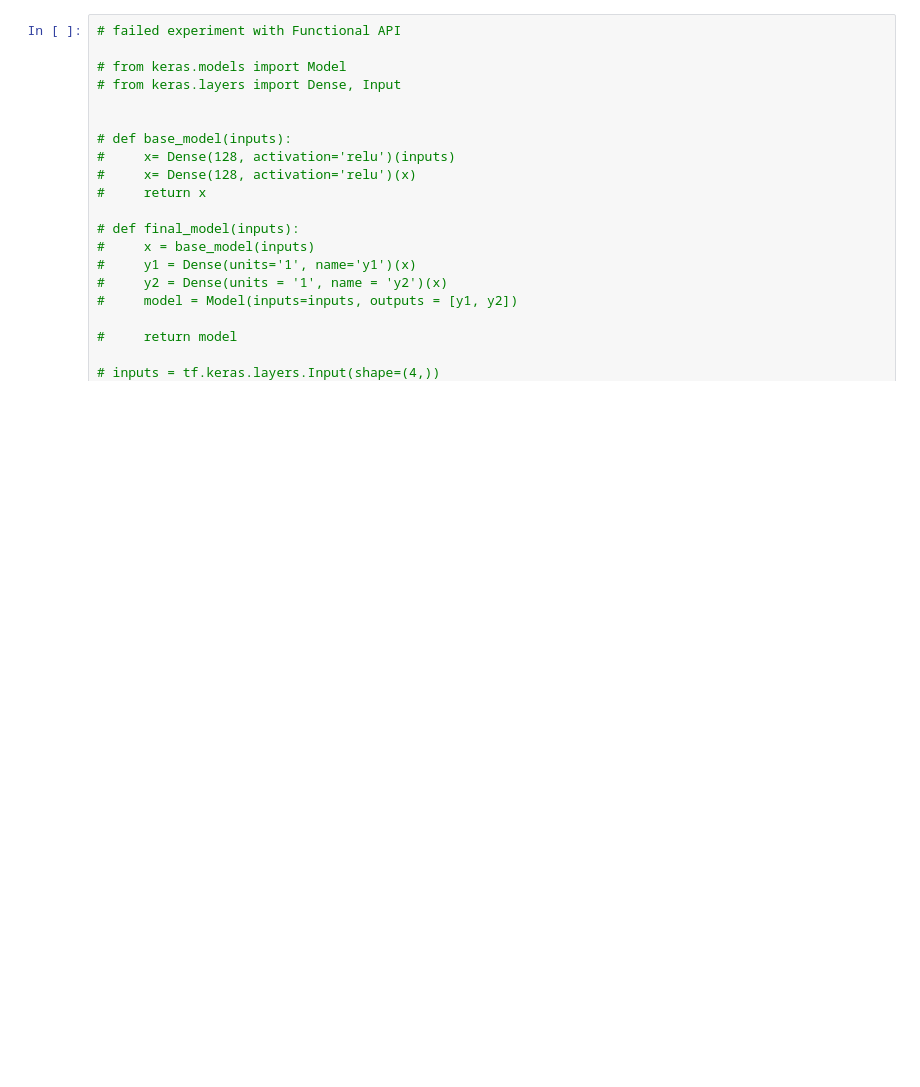
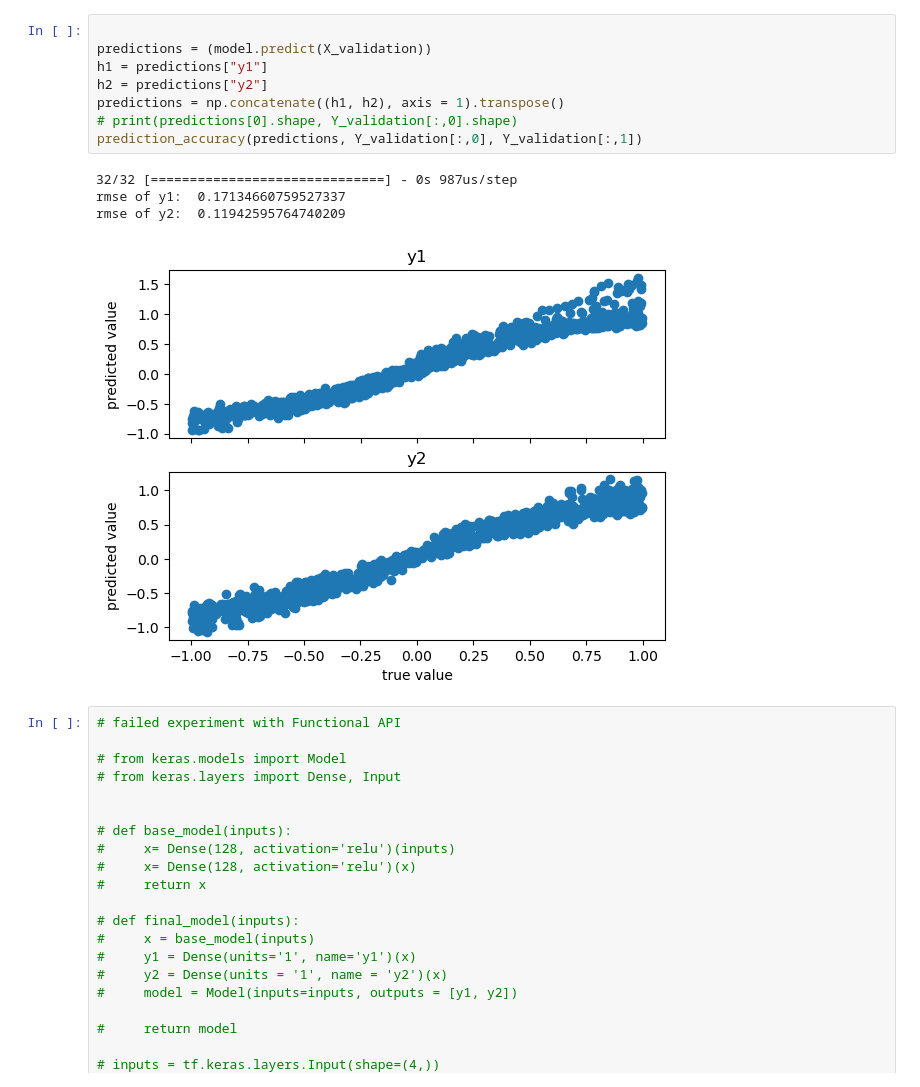
Before and after one commit to sreeragvn/FPDS-final-project-Leakage-Detection, a Jupyter notebook: leakage.ipynb, the cells around one changed output. Cells and saved outputs as stored; diff of their text form; blank space fills up the shorter version.

```diff
--- a/leakage.ipynb
+++ b/leakage.ipynb
@@ -321,3 +455,16 @@ rmse of y2:  0.17959691898169186
+# %%
+
+predictions = (model.predict(X_validation))
+h1 = predictions["y1"]
+h2 = predictions["y2"]
+predictions = np.concatenate((h1, h2), axis = 1).transpose()
+# print(predictions[0].shape, Y_validation[:,0].shape)
+prediction_accuracy(predictions, Y_validation[:,0], Y_validation[:,1])
+# %% [output]
+32/32 [==============================] - 0s 987us/step
+rmse of y1:  0.17134660759527337
+rmse of y2:  0.11942595764740209
+[figure, added]
 # %%
 # failed experiment with Functional API
 
```
Also changed, not shown: parts of 9 cells of this notebook.
